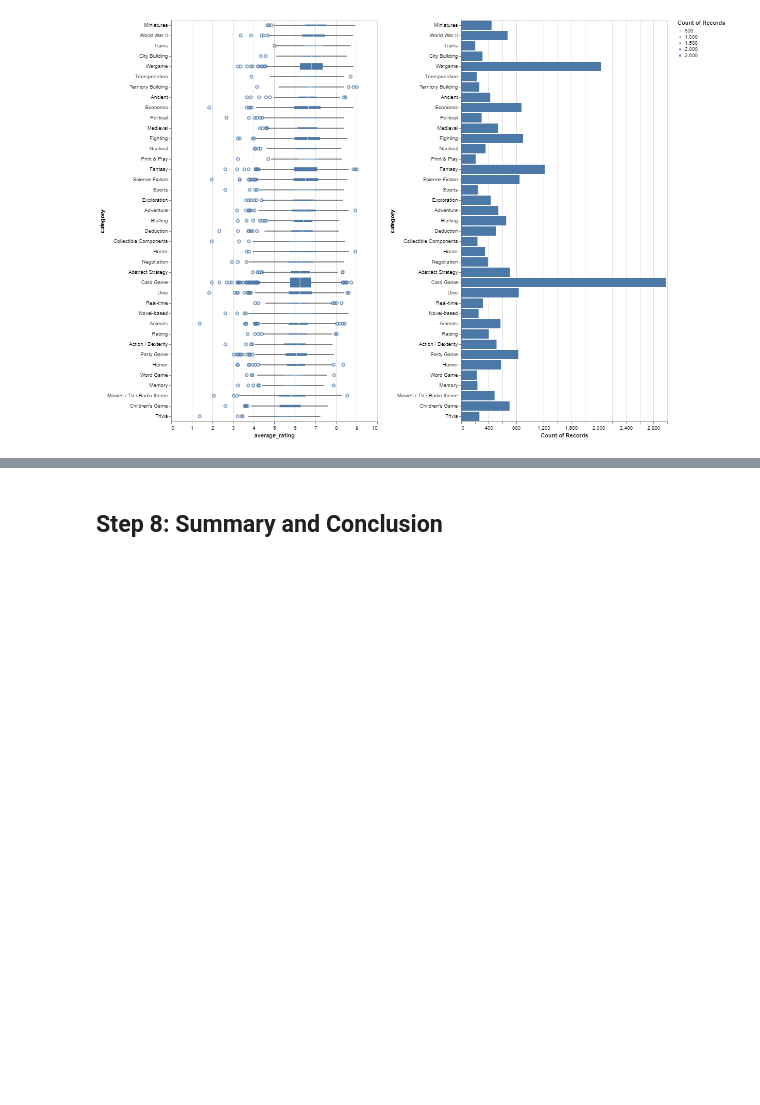
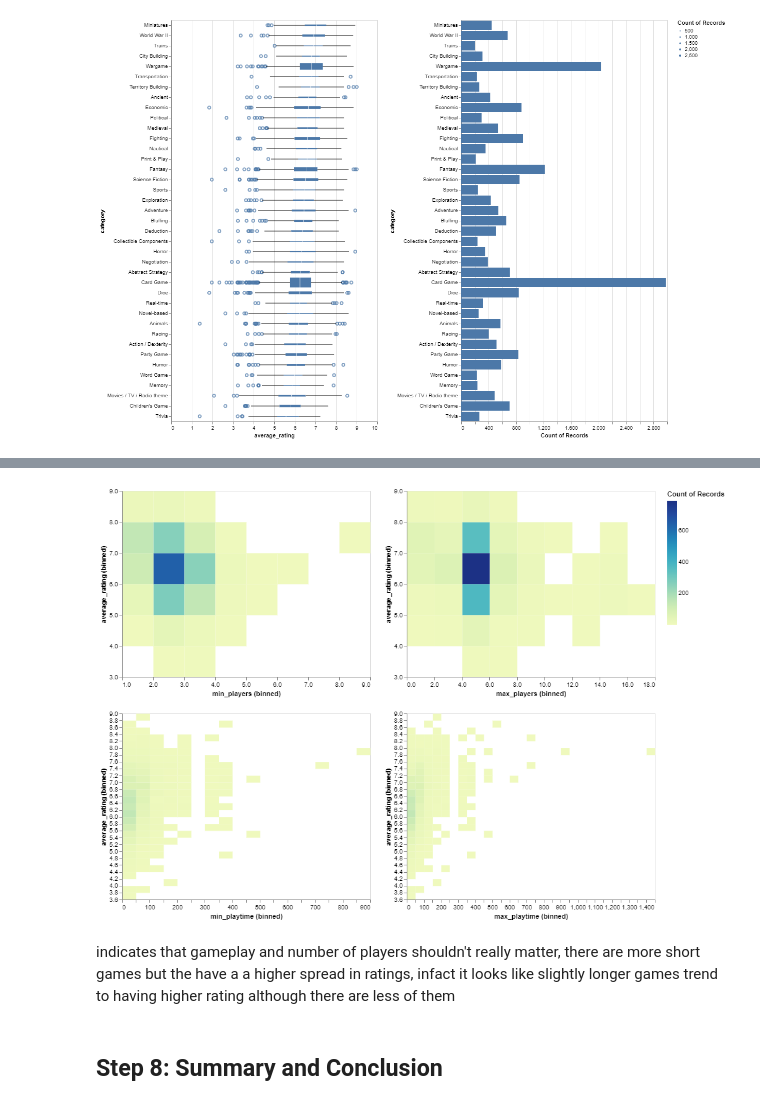
Before and after one commit to ubco-mds-2020-labs/data-550-project2-group-14, a Jupyter notebook: boardgame_EDA.ipynb, the cells around one changed output, grey strips where cells are left out. Cells and saved outputs as stored; diff of their text form; code cells hidden in the pictures; blank space fills up the shorter version.

```diff
--- a/boardgame_EDA.ipynb
+++ b/boardgame_EDA.ipynb
@@ -173,3 +181,7 @@ features_df = features_df[features_df['max_players'] != features_df['max_players
+# %%
+features_df_2 = features_df[(features_df['max_players'] < 20)].copy()
+# %%
+features_df_3 = features_df_2[(features_df_2['min_playtime'] <= 1000) & (features_df_3['max_playtime'] <= 2000)].copy()
 # %% [markdown]
 ## Step 6: Research Questions
 # %% [markdown]
@@ -233,0 +251,31 @@ cha | chb
+# %%
+# potentially do something like this - another option is doing two heatmap plots although it's somewhat nice to be able to see the counts
+
+the1 = alt.Chart(features_df_3).mark_rect().encode(
+    alt.X('min_playtime', bin=alt.Bin(maxbins=40)),
+    alt.Y('average_rating', bin=alt.Bin(maxbins=40)),
+alt.Color('count()'))
+
+the2 = alt.Chart(features_df_3).mark_rect().encode(
+    alt.X('max_playtime', bin=alt.Bin(maxbins=40)),
+    alt.Y('average_rating', bin=alt.Bin(maxbins=40)),
+alt.Color('count()'))
+
+num1 = (alt.Chart(features_df_2).mark_rect().encode(
+    alt.X('min_players', bin=alt.Bin(maxbins=10)),
+    alt.Y('average_rating', bin=alt.Bin(maxbins=10)),
+alt.Color('count()')))
+
+num2 = (alt.Chart(features_df_2).mark_rect().encode(
+    alt.X('max_players', bin=alt.Bin(maxbins=10)),
+    alt.Y('average_rating', bin=alt.Bin(maxbins=10)),
+alt.Color('count()')))
+
+(num1 | num2) & (the1 | the2)
+
+
+# just playing around with plots
+# %% [output]
+[figure, added]
+# %% [markdown]
+indicates that gameplay and number of players shouldn't really matter, there are more short games but the have a a higher spread in ratings, infact it looks like slightly longer games trend to having higher rating although there are less of them
```
Also changed, not shown: parts of 10 cells of this notebook.
